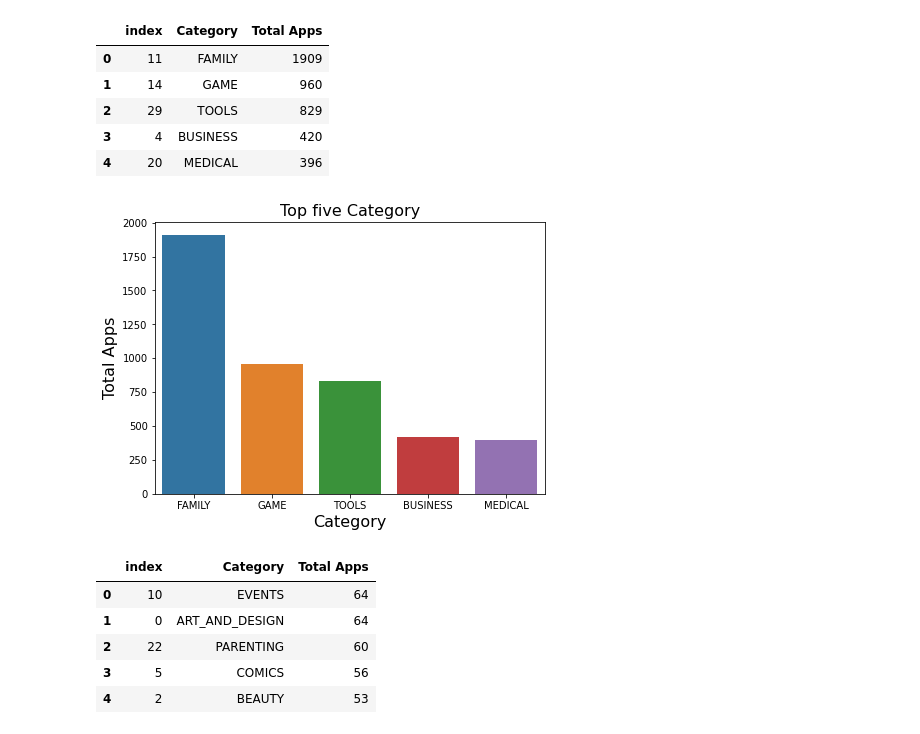
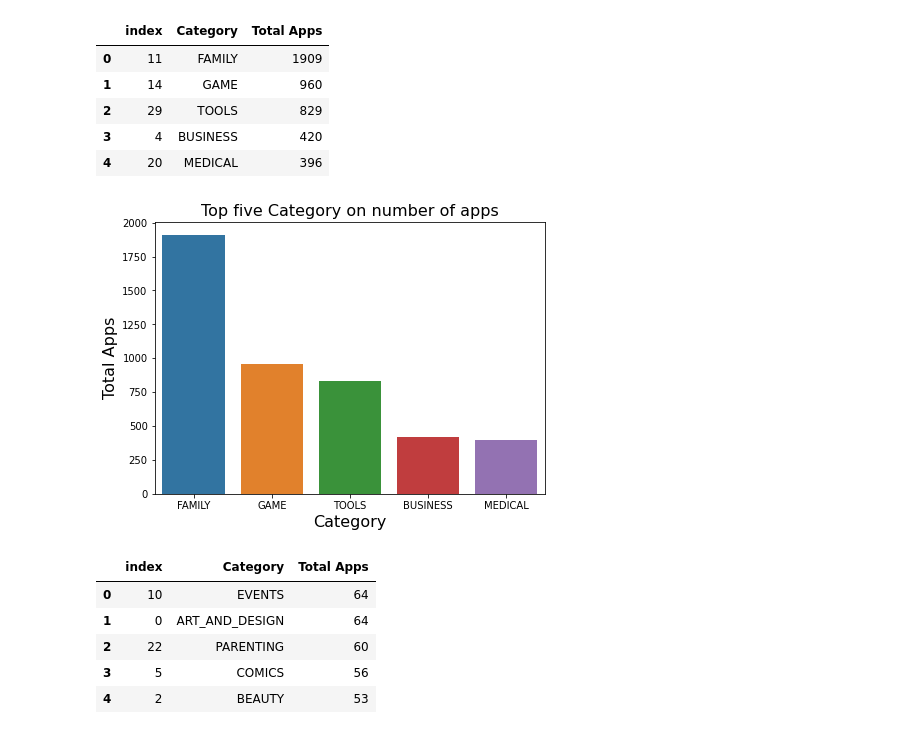
Before and after one commit to Navjotkhatri/EDA-Play-Store-App-Review-Analysis, a Jupyter notebook: EDA_Play_Store_App_Review_Analysis_Capstone_Project.ipynb, the cells around one changed output. Cells and saved outputs as stored; diff of their text form; code cells hidden in the pictures.

```diff
--- a/EDA_Play_Store_App_Review_Analysis_Capstone_Project.ipynb
+++ b/EDA_Play_Store_App_Review_Analysis_Capstone_Project.ipynb
@@ -242,12 +242,12 @@ top_five_category.reset_index()
 # %%
 fig = plt.figure(figsize = (7, 5))
 sns.barplot(data=top_five_category, x="Category", y="Total Apps")
-plt.title("Top five Category",fontsize=16)
+plt.title("Top five Category on number of apps",fontsize=16)
 plt.xlabel("Category",fontsize=16)
 plt.ylabel("Total Apps",fontsize=16)
 plt.show()
 # %% [output]
-[figure, old version]
+[figure, new version]
 # %%
 least_five_category.reset_index()
 # %% [output]
```
Also changed, not shown: parts of 10 cells of this notebook.
